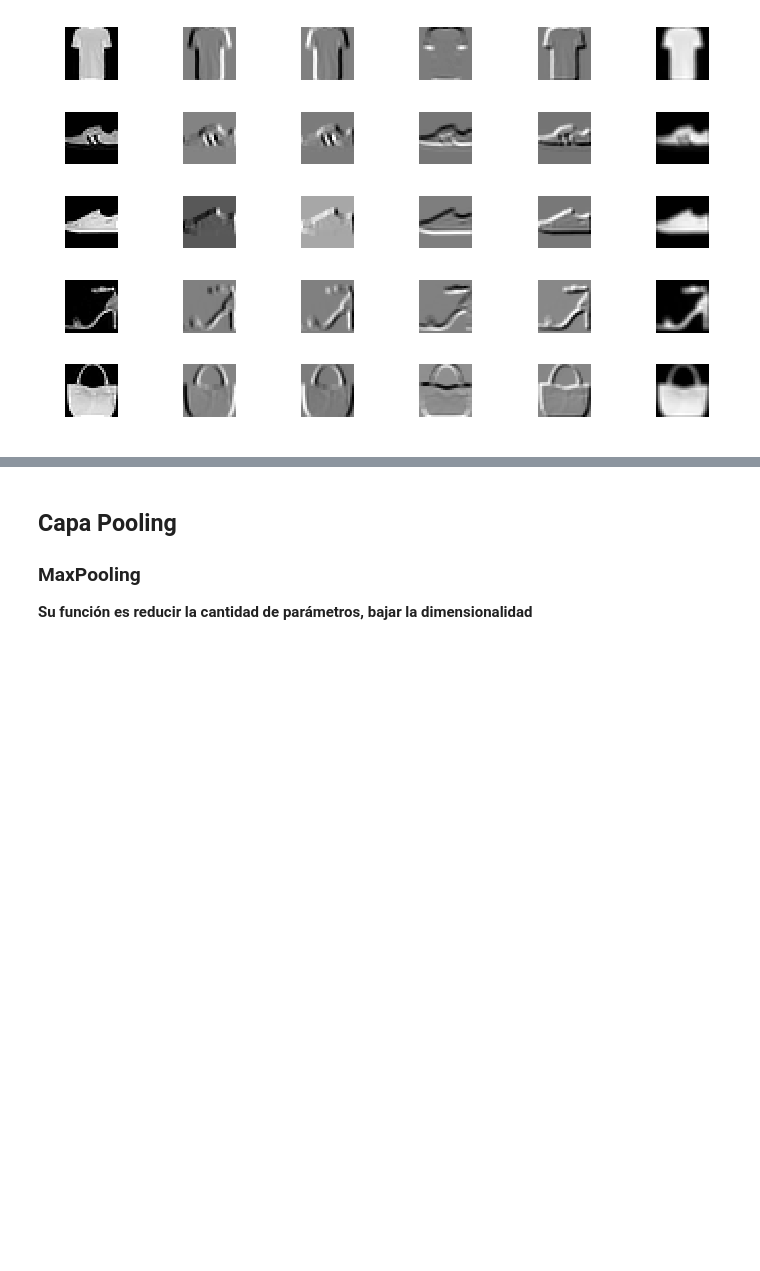
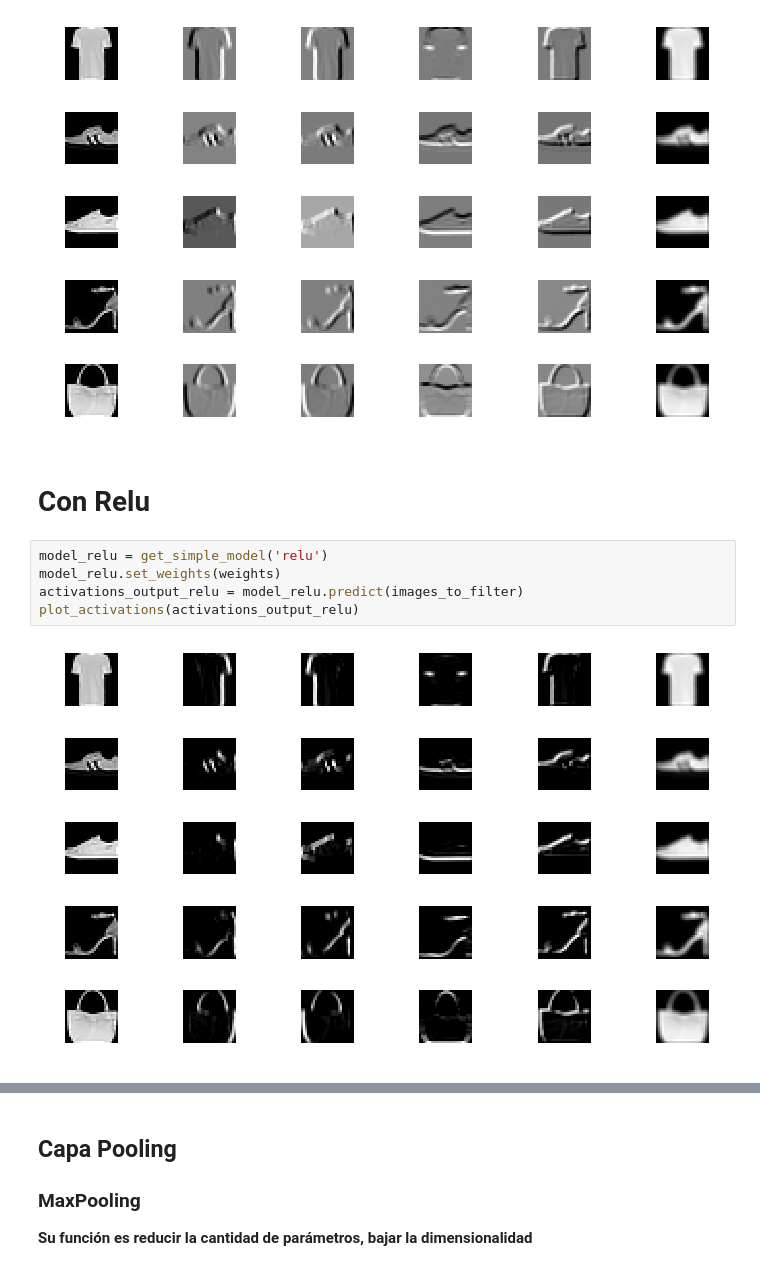
Before and after one commit to lab-ml-itba/8-CNN, a Jupyter notebook: 1-CNN-Teoria.ipynb, the cells around one changed output, grey strips where cells are left out. Cells and saved outputs as stored; diff of their text form; blank space fills up the shorter version.

```diff
--- a/1-CNN-Teoria.ipynb
+++ b/1-CNN-Teoria.ipynb
@@ -243,3 +261,12 @@ print(activations_conv1_output.shape)
 plot_activations(activations_conv1_output)
 # %% [output]
 [figure]
+# %% [markdown]
+# Con Relu
+# %%
+model_relu = get_simple_model('relu')
+model_relu.set_weights(weights)
+activations_output_relu = model_relu.predict(images_to_filter)
+plot_activations(activations_output_relu)
+# %% [output]
+[figure, added]
```
Also changed, not shown: parts of 17 cells of this notebook, 7 other files.
